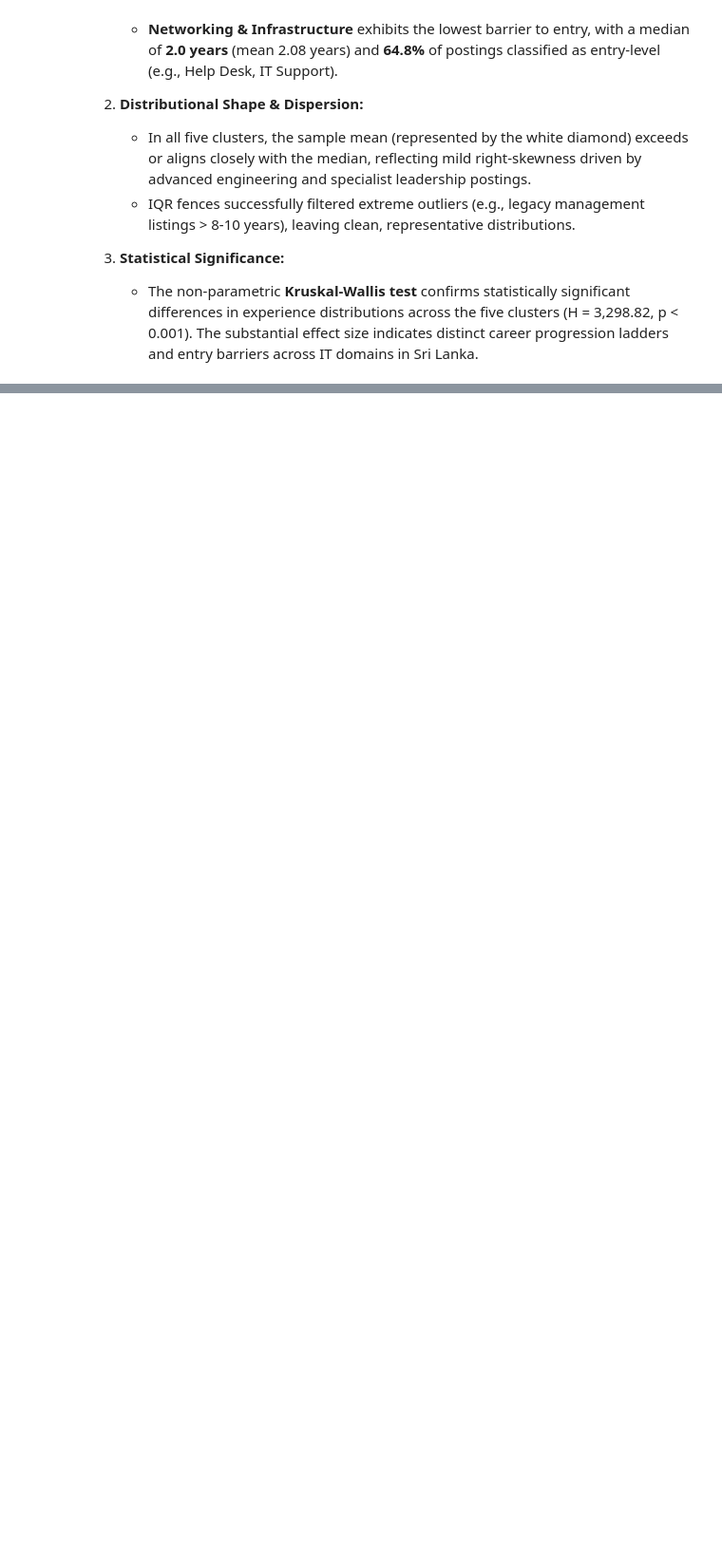
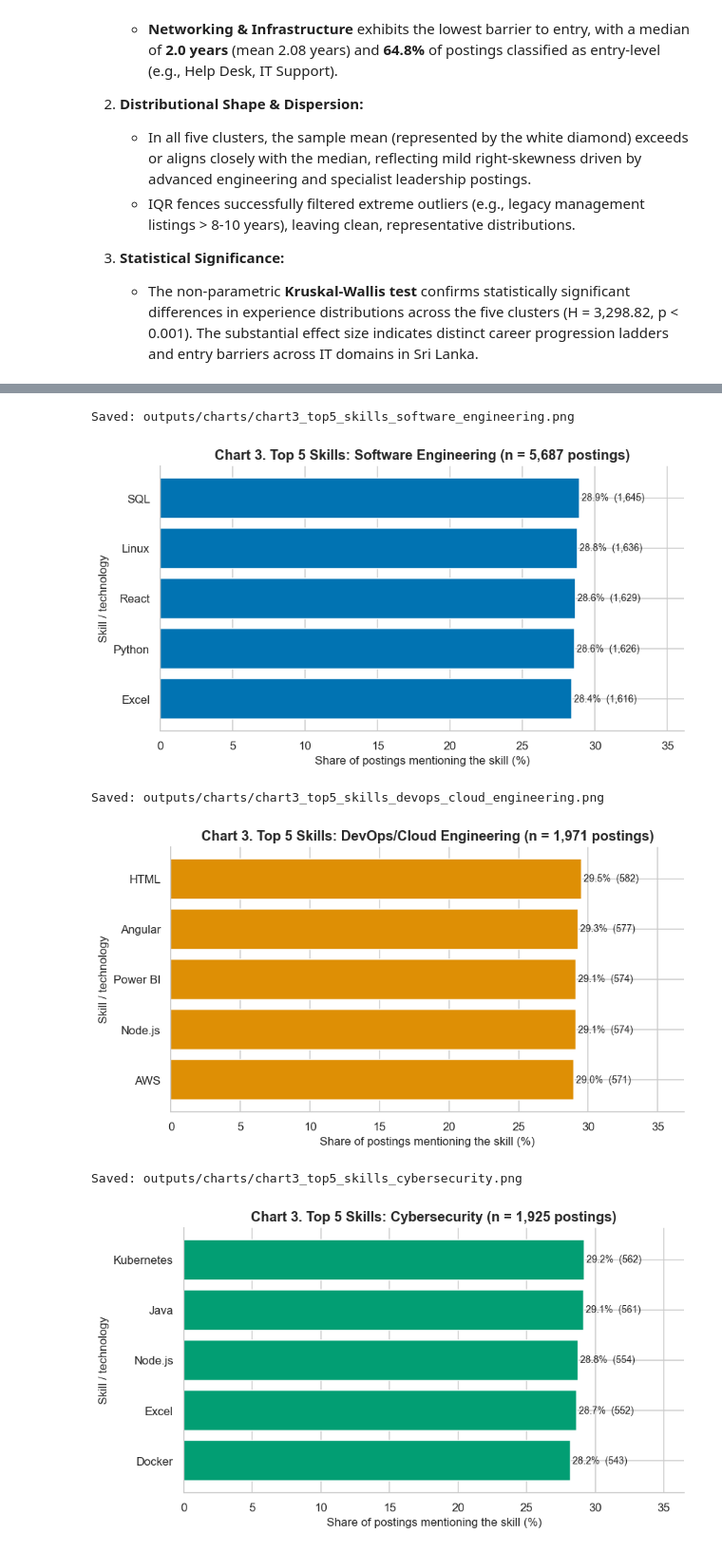
Before and after one commit to Dulanga-Dilshan/industry-readiness-platform, a Jupyter notebook: data-analysis/IT_Career_Cluster_Analysiss.ipynb, the cells around one changed output, grey strips where cells are left out. Shown at 95% size. Drawn from its saved outputs; the diff is of its cells as text; code cells hidden in the pictures; blank space fills up the shorter version.

Commit message:
Add Chart 3: top in-demand skills per cluster

```diff
--- a/data-analysis/IT_Career_Cluster_Analysiss.ipynb
+++ b/data-analysis/IT_Career_Cluster_Analysiss.ipynb
@@ -546,0 +549,36 @@ Kruskal-Wallis across clusters: H = 3298.82, p = 0
+# %%
+top_skills = {}
+
+for cluster in CLUSTERS:
+    top = (skill_counts[skill_counts["career_cluster"] == cluster]
+           .nlargest(TOP_N, "postings")
+           .sort_values("postings"))
+    top_skills[cluster] = top
+
+    fig, ax = plt.subplots(figsize=(8, 4.5))
+    bars = ax.barh(top["skill"], top["share_pct"], color=CLUSTER_COLORS[cluster], edgecolor="white")
+    for bar, (_, row) in zip(bars, top.iterrows()):
+        ax.text(bar.get_width() + 0.15, bar.get_y() + bar.get_height() / 2,
+                f"{row['share_pct']:.1f}%  ({int(row['postings']):,})", va="center", fontsize=9)
+    ax.set_xlim(0, top["share_pct"].max() * 1.25)
+    ax.set_xlabel("Share of postings mentioning the skill (%)")
+    ax.set_ylabel("Skill / technology")
+    n_c = int(postings_with_skills[cluster])
+    ax.set_title(f"Chart 3. Top {TOP_N} Skills: {cluster} (n = {n_c:,} postings)")
+    fig.tight_layout()
+    save_figure(fig, f"chart3_top5_skills_{slug(cluster)}.png")
+    plt.show()
+
+top_table = (pd.concat(top_skills, names=["cluster"]).reset_index(level=0)
+             .sort_values(["cluster", "postings"], ascending=[True, False])
+             [["cluster", "skill", "postings", "share_pct"]])
+top_table["share_pct"] = top_table["share_pct"].round(2)
+display(top_table.reset_index(drop=True))
+top_table.to_csv(OUTPUT_DIR.parent / "top5_skills_by_cluster.csv", index=False)
+# %% [output]
+Saved: outputs/charts/chart3_top5_skills_software_engineering.png
+[figure, added]
+Saved: outputs/charts/chart3_top5_skills_devops_cloud_engineering.png
+[figure, added]
+Saved: outputs/charts/chart3_top5_skills_cybersecurity.png
+[figure, added]
```
Also changed, not shown: parts of 3 cells of this notebook, 5 other files.
